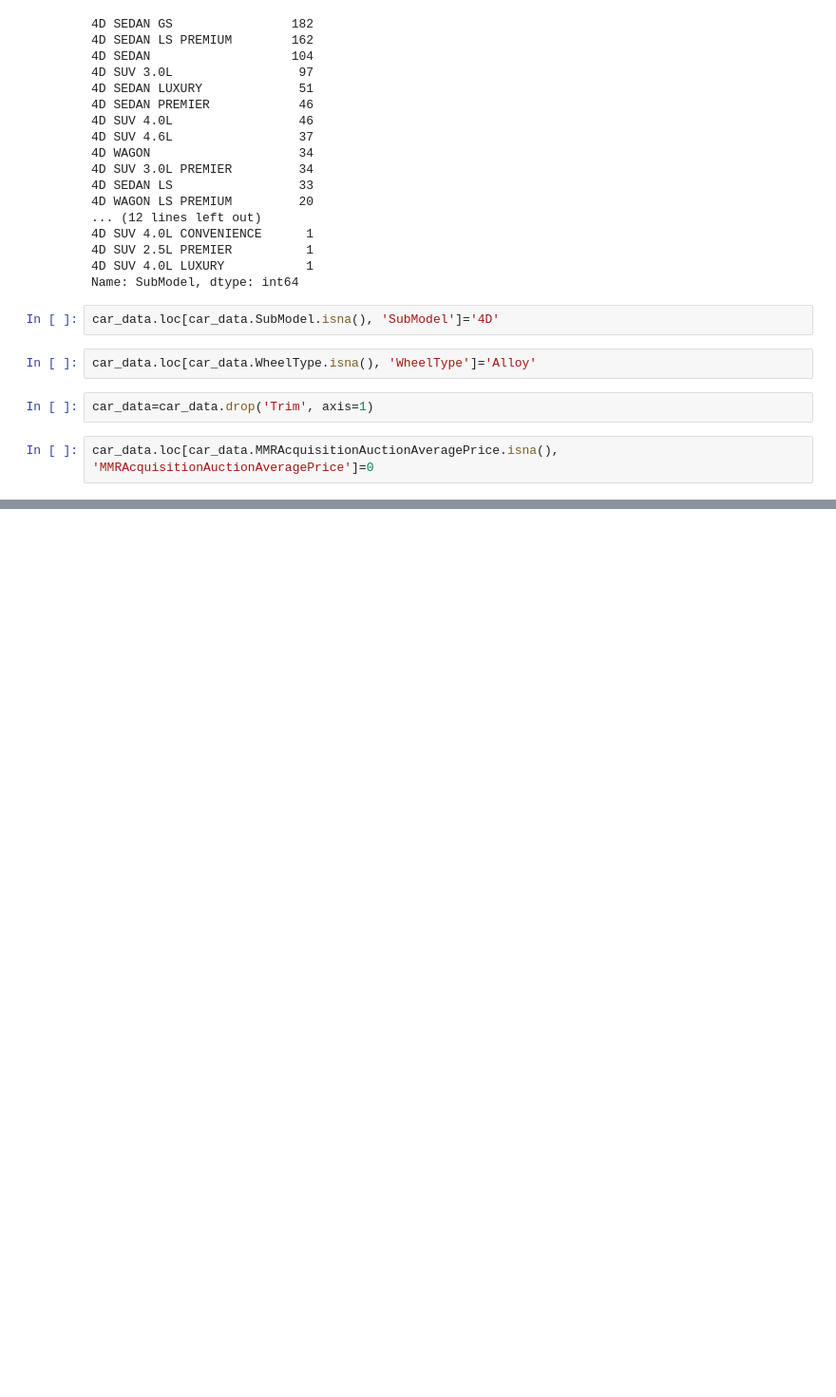
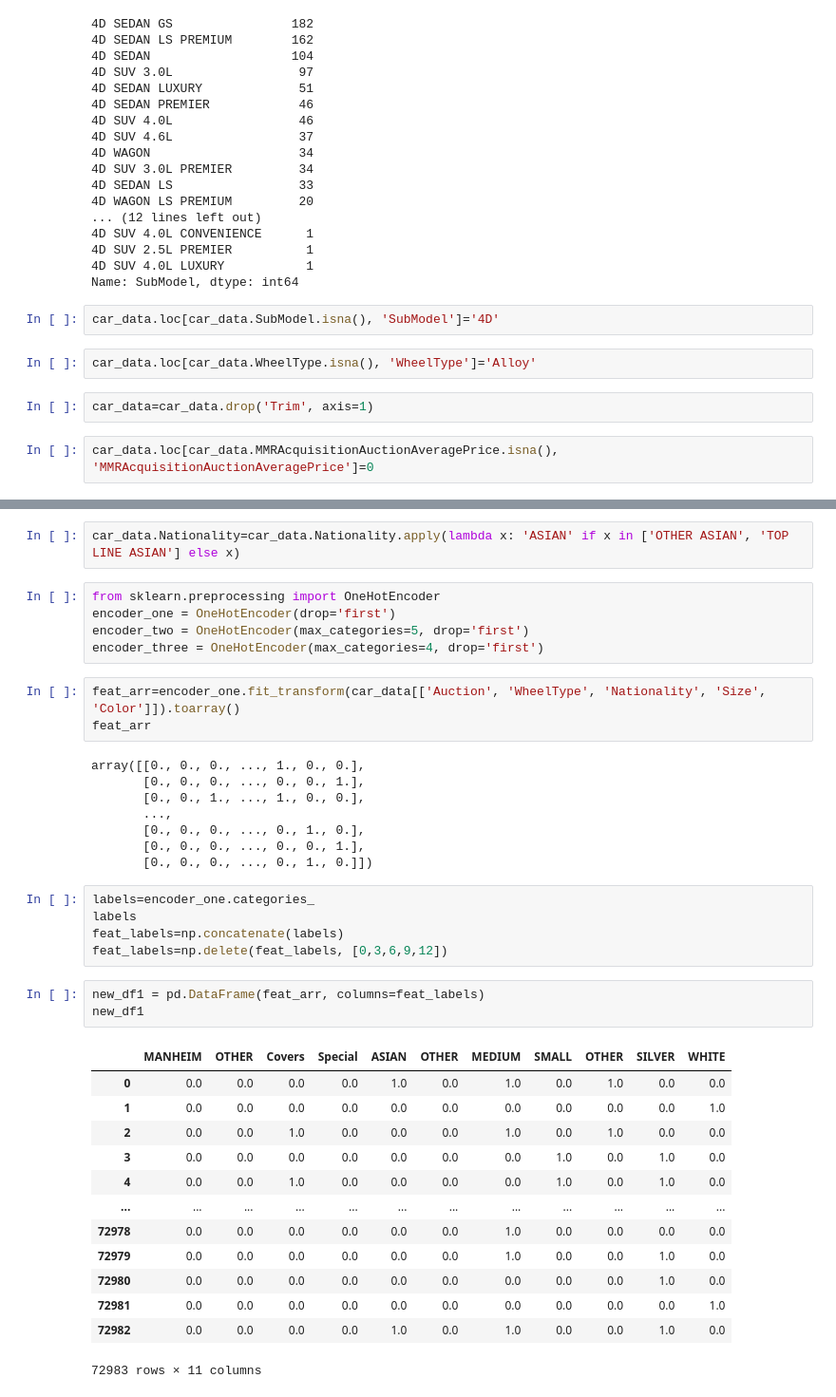
Before and after one commit to NemanjaGojkovic/Predikcija_pogodnosti_kupovine_automobila, a Jupyter notebook: masinsko-ucenje-3-domaci.ipynb, the cells around one changed output, grey strips where cells are left out. Shown at 95% size. Saved outputs shown, nothing was run; the diff lists cells and outputs as text; blank space fills up the shorter version.

```diff
--- a/masinsko-ucenje-3-domaci.ipynb
+++ b/masinsko-ucenje-3-domaci.ipynb
@@ -560,0 +609,40 @@ dtype: int64
+# %%
+car_data.Nationality=car_data.Nationality.apply(lambda x: 'ASIAN' if x in ['OTHER ASIAN', 'TOP LINE ASIAN'] else x)
+# %%
+from sklearn.preprocessing import OneHotEncoder
+encoder_one = OneHotEncoder(drop='first')
+encoder_two = OneHotEncoder(max_categories=5, drop='first')
+encoder_three = OneHotEncoder(max_categories=4, drop='first')
+# %%
+feat_arr=encoder_one.fit_transform(car_data[['Auction', 'WheelType', 'Nationality', 'Size', 'Color']]).toarray()
+feat_arr
+# %% [output]
+array([[0., 0., 0., ..., 1., 0., 0.],
+       [0., 0., 0., ..., 0., 0., 1.],
+       [0., 0., 1., ..., 1., 0., 0.],
+       ...,
+       [0., 0., 0., ..., 0., 1., 0.],
+       [0., 0., 0., ..., 0., 0., 1.],
+       [0., 0., 0., ..., 0., 1., 0.]])
+# %%
+labels=encoder_one.categories_
+labels
+feat_labels=np.concatenate(labels)
+feat_labels=np.delete(feat_labels, [0,3,6,9,12])
+# %%
+new_df1 = pd.DataFrame(feat_arr, columns=feat_labels)
+new_df1
+# %% [output]
+|  | MANHEIM | OTHER | Covers | Special | ASIAN | OTHER | MEDIUM | SMALL | OTHER | SILVER | WHITE |
+| 0 | 0.0 | 0.0 | 0.0 | 0.0 | 1.0 | 0.0 | 1.0 | 0.0 | 1.0 | 0.0 | 0.0 |
+| 1 | 0.0 | 0.0 | 0.0 | 0.0 | 0.0 | 0.0 | 0.0 | 0.0 | 0.0 | 0.0 | 1.0 |
+| 2 | 0.0 | 0.0 | 1.0 | 0.0 | 0.0 | 0.0 | 1.0 | 0.0 | 1.0 | 0.0 | 0.0 |
+| 3 | 0.0 | 0.0 | 0.0 | 0.0 | 0.0 | 0.0 | 0.0 | 1.0 | 0.0 | 1.0 | 0.0 |
+| 4 | 0.0 | 0.0 | 1.0 | 0.0 | 0.0 | 0.0 | 0.0 | 1.0 | 0.0 | 1.0 | 0.0 |
+| ... | ... | ... | ... | ... | ... | ... | ... | ... | ... | ... | ... |
+| 72978 | 0.0 | 0.0 | 0.0 | 0.0 | 0.0 | 0.0 | 1.0 | 0.0 | 0.0 | 0.0 | 0.0 |
+| 72979 | 0.0 | 0.0 | 0.0 | 0.0 | 0.0 | 0.0 | 1.0 | 0.0 | 0.0 | 1.0 | 0.0 |
+| 72980 | 0.0 | 0.0 | 0.0 | 0.0 | 0.0 | 0.0 | 0.0 | 0.0 | 0.0 | 1.0 | 0.0 |
+| 72981 | 0.0 | 0.0 | 0.0 | 0.0 | 0.0 | 0.0 | 0.0 | 0.0 | 0.0 | 0.0 | 1.0 |
+| 72982 | 0.0 | 0.0 | 0.0 | 0.0 | 1.0 | 0.0 | 1.0 | 0.0 | 0.0 | 1.0 | 0.0 |
+72983 rows × 11 columns
```
Also changed, not shown: parts of 21 cells of this notebook.
